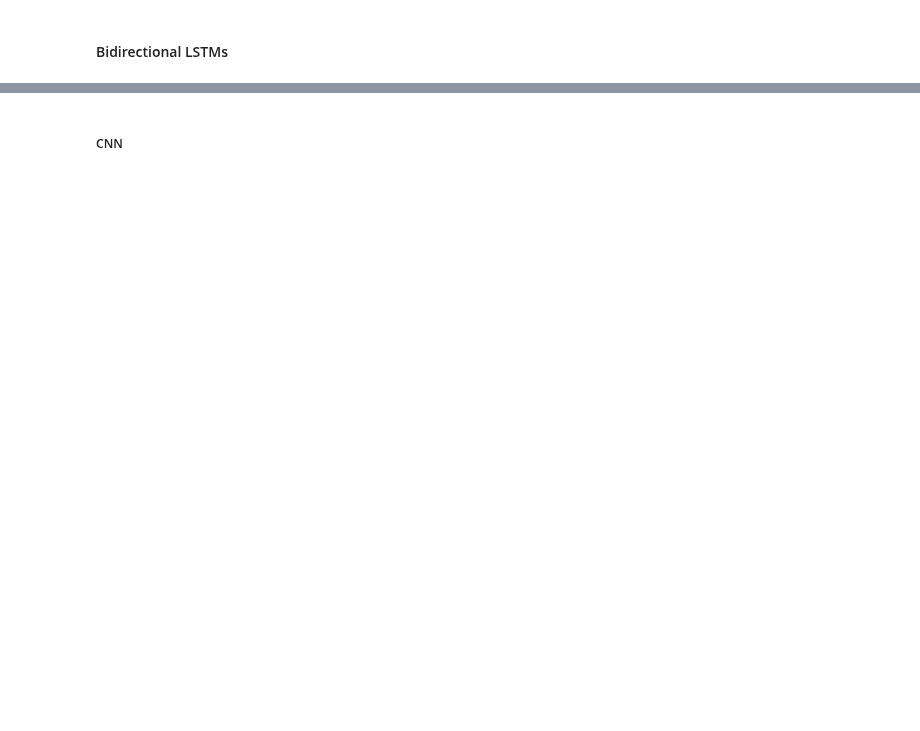
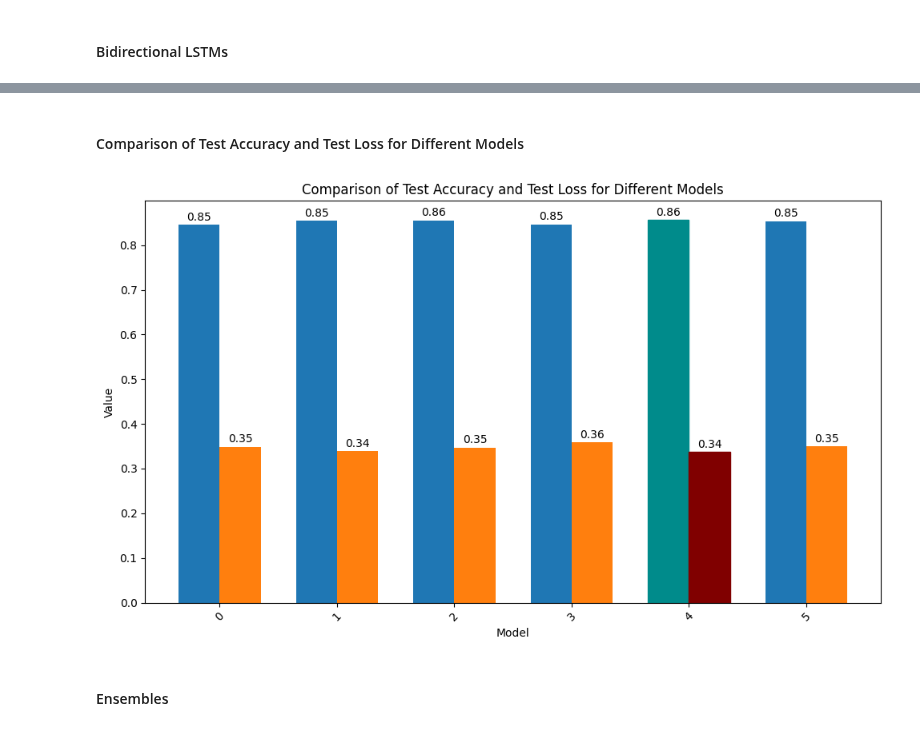
Before and after one commit to spouli/DeepLearning, a Jupyter notebook: Working_notebook_LSTM.ipynb, the cells around one changed output, grey strips where cells are left out. Drawn from its saved outputs; the diff is of its cells as text; code cells hidden in the pictures; blank space fills up the shorter version.

Commit message:
run again simple nn, lstm

```diff
--- a/Working_notebook_LSTM.ipynb
+++ b/Working_notebook_LSTM.ipynb
@@ -433,4 +644,0 @@ Test accuracy: 0.8576182126998901
-# %%
-results_df['Test_Loss'][results_df['Model']=='Increased the number of LSTM layers'] = loss
-results_df['Test_Accuracy'][results_df['Model']=='Increased the number of LSTM layers'] = accuracy
-results_df
@@ -492,4 +699,0 @@ Test accuracy: 0.8581224083900452
-# %%
-results_df['Test_Loss'][results_df['Model']=='With dropout regularization'] = loss
-results_df['Test_Accuracy'][results_df['Model']=='With dropout regularization'] = accuracy
-results_df
@@ -520,12 +717,17 @@ reduce_lr = ReduceLROnPlateau(monitor='val_loss', patience=3, cooldown=0)
 early_stopping = EarlyStopping(monitor='val_accuracy', min_delta=1e-4, patience=3)
 
 # Train the model with the callbacks
-model.fit(X_train_reshaped, y_train, validation_data=(X_test_reshaped, y_test),
+model.fit(X_train_reshaped, y_train, validation_data=(X_val_reshaped, y_val),
           epochs=10, batch_size=64, callbacks=[reduce_lr, early_stopping])
 
 # Evaluate the model
 loss, accuracy = model.evaluate(X_test_reshaped, y_test)
 print(f"Test loss: {loss}")
 print(f"Test accuracy: {accuracy}")
+
+# Append with the evaluation metrics the dataframe
+LSTM_Bidirectional = {'Model': 'LSTM_Bidirectional', 'Test_Loss': loss, 'Test_Accuracy': accuracy}
+results_df = results_df.append(LSTM_Bidirectional, ignore_index=True)
+results_df
 # %% [output]
 Epoch 1/10
@@ -548,4 +752,0 @@ Test accuracy: 0.85792076587677
-# %%
-results_df['Test_Loss'][results_df['Model']=='Bidirectional LSTMs'] = loss
-results_df['Test_Accuracy'][results_df['Model']=='Bidirectional LSTMs'] = accuracy
-results_df
@@ -565,5 +866,52 @@ results_df
+# %% [markdown]
+#### Comparison of Test Accuracy and Test Loss for Different Models
+# %%
+# Set the width of the bars
+bar_width = 0.35
+
+# Create an array of indices for the x-axis ticks
+x_ticks = np.arange(len(results_df))
+
+# Create the figure and axis
+fig, ax = plt.subplots(figsize=(10, 6))
+
+# Plot the test accuracy bars
+accuracy_bars = ax.bar(x_ticks, results_df['Test_Accuracy'], width=bar_width, label='Test Accuracy')
+
+# Plot the test loss bars
+loss_bars = ax.bar(x_ticks + bar_width, results_df['Test_Loss'], width=bar_width, label='Test Loss')
+
+# Find the index of the model with the maximum accuracy and minimum loss
+max_accuracy_index = results_df['Test_Accuracy'].idxmax()
+min_loss_index = results_df['Test_Loss'].idxmin()
+
+# Highlight the bar for the model with the maximum accuracy
+accuracy_bars[max_accuracy_index].set_color('darkcyan')
+
+# Highlight the bar for the model with the minimum loss
+loss_bars[min_loss_index].set_color('maroon')
+
+# Set the x-axis ticks and labels
+ax.set_xticks(x_ticks + bar_width / 2)
+ax.set_xticklabels(results_df.index, rotation=45)
+
+# Set labels and title
+ax.set_xlabel('Model')
+ax.set_ylabel('Value')
+ax.set_title('Comparison of Test Accuracy and Test Loss for Different Models')
+
+# Add values on top of the bars
+for i in range(len(results_df)):
+    accuracy = results_df.loc[i, 'Test_Accuracy']
+    loss = results_df.loc[i, 'Test_Loss']
+    ax.text(i, accuracy + 0.01, f'{accuracy:.2f}', ha='center')
+    ax.text(i + bar_width, loss + 0.01, f'{loss:.2f}', ha='center')
+
+# Display the plot
+plt.tight_layout()
+plt.show()
+# %% [output]
+[figure, added]
 # %%
 # save the results_df into new csv file
 results_df[['Model', 'Test_Loss', 'Test_Accuracy']].to_csv('LSTM_model_results.csv', index=False, header=True)
-# %% [markdown]
-##### CNN
@@ -592,0 +918,2 @@ results_df[['Model', 'Test_Loss', 'Test_Accuracy']].to_csv('LSTM_model_results.c
+# %% [markdown]
+#### Ensembles
```
Also changed, not shown: parts of 32 cells of this notebook, 2 other files.
